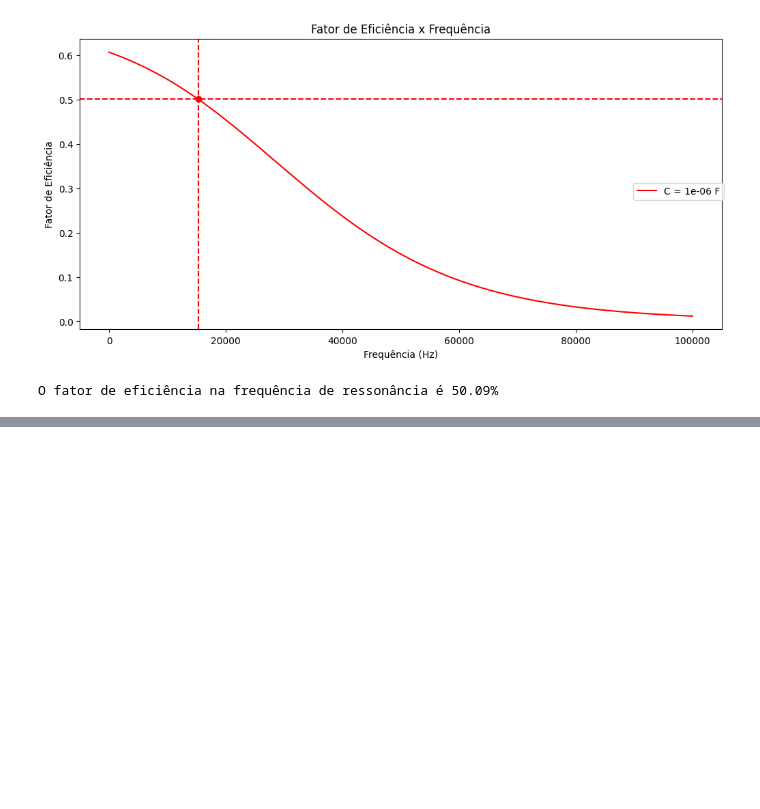
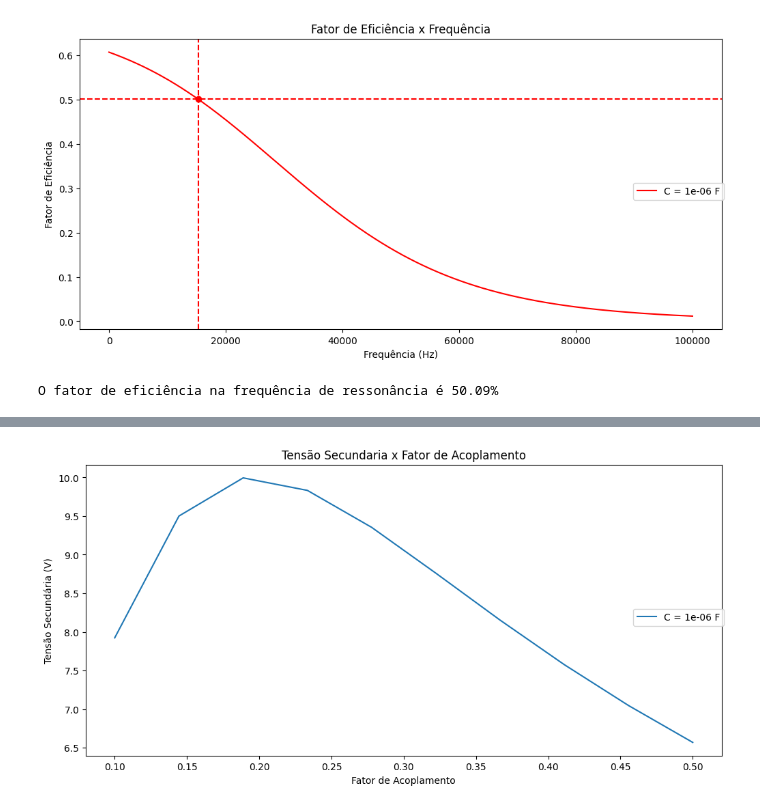
Before and after one commit to Peng1104/EletroMag-Projeto, a Jupyter notebook: projeto.ipynb, the cells around one changed output, grey strips where cells are left out. Saved outputs shown, nothing was run; the diff lists cells and outputs as text; code cells hidden in the pictures; blank space fills up the shorter version.

```diff
--- a/projeto.ipynb
+++ b/projeto.ipynb
@@ -274,0 +275,47 @@ O fator de eficiência na frequência de ressonância é 50.09%
+# %%
+# Valores medidos após a construção das bobinas
+
+# Bobina primária
+resistenciaBobinaPrimaria = 667.9e-3   # Ohms
+indutanciaBobinaPrimaria = 154.2e-6    # H
+
+# Bobina secundária
+resistenciaBobinaSecundaria = 687.9e-3 # Ohms
+indutanciaBobinaSecundaria = 155.4e-6  # H
+
+F = 1/(2*pi*sqrt(indutanciaBobinaPrimaria*c))
+w = 2*pi*F
+# %%
+fatoresDeAcoplamento = np.linspace(0.1, 0.5, 10)
+
+vMarcaPasso = []
+SFonte = []
+SMarcaPasso = []
+FatorDeEficiencia = []
+
+XC2 = 1/(1j*w*c)
+r = (carga*XC2)/(carga+XC2)
+
+for k in fatoresDeAcoplamento:
+    i1,i2 = CalcularCorrentesNoTransformador(fonte, carga, resistenciaBobinaPrimaria, resistenciaBobinaSecundaria, c, c, indutanciaBobinaPrimaria, indutanciaBobinaSecundaria, w, k)
+
+    # Tensão no marcapasso
+    vMarcaPasso.append(abs(i2*r))
+
+    # Potencias do circuito
+    SFonte.append((fonte*i1.conjugate()/2).real)
+    SMarcaPasso.append(((vMarcaPasso[-1]**2/carga)/2).real)
+    FatorDeEficiencia.append((SMarcaPasso[-1]/SFonte[-1]))
+# %%
+fig, ax = plt.subplots(layout='constrained',figsize=(10,5))
+
+ax.plot(fatoresDeAcoplamento, vMarcaPasso, label=f"C = {c} F")
+
+fig.legend(loc='center right')
+
+plt.title("Tensão Secundaria x Fator de Acoplamento")
+plt.xlabel("Fator de Acoplamento")
+plt.ylabel("Tensão Secundária (V)")
+plt.show()
+# %% [output]
+[figure, added]
```
Also changed, not shown: parts of 2 cells of this notebook.
